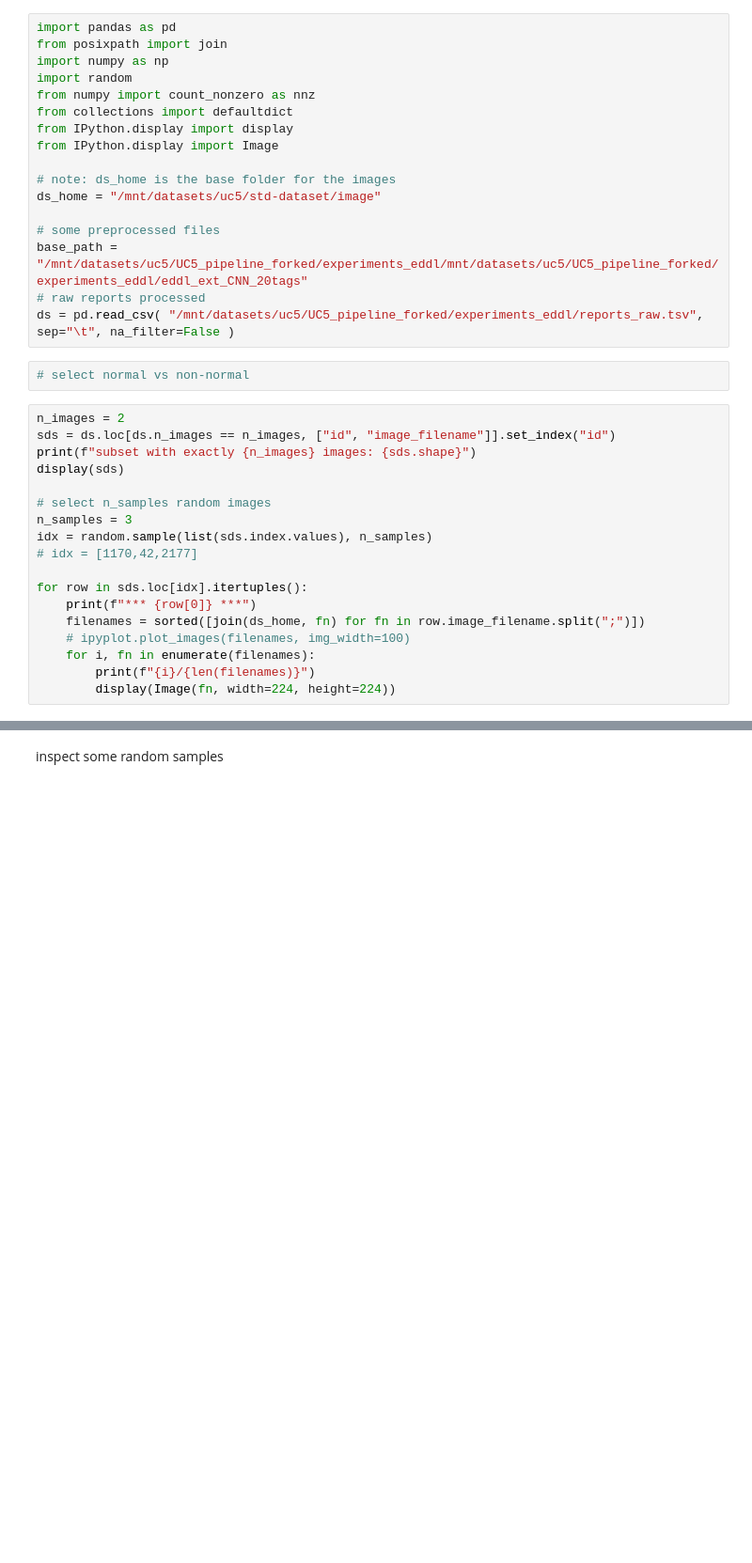
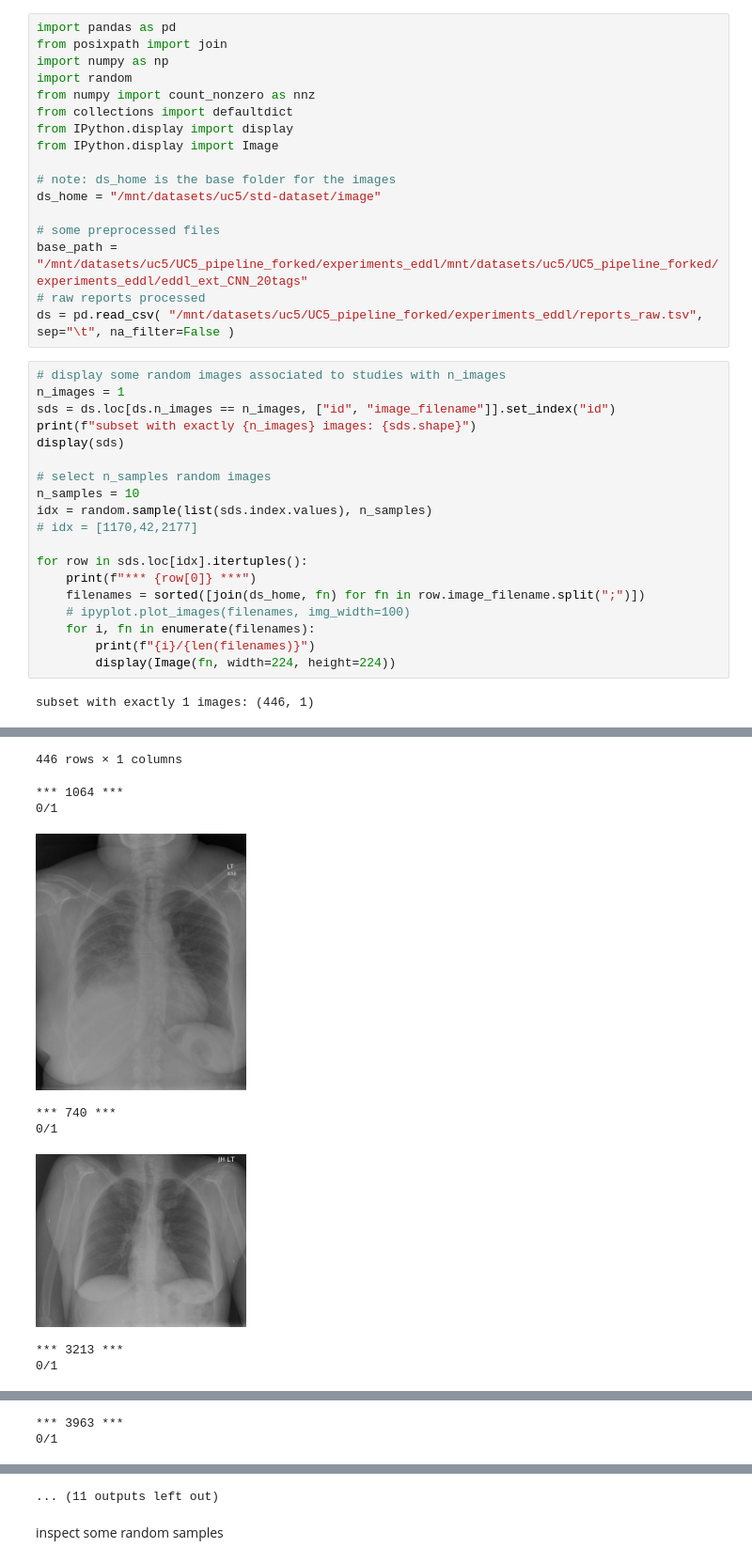
Before and after one commit to thistlillo/UC5_pipeline_forked, a Jupyter notebook: eddl_src/iu-chest.ipynb, the cells around one changed output, grey strips where cells are left out. Shown at 94% size. Cells and saved outputs as stored; diff of their text form; blank space fills up the shorter version.

```diff
--- a/eddl_src/iu-chest.ipynb
+++ b/eddl_src/iu-chest.ipynb
@@ -15,16 +15,15 @@ ds_home = "/mnt/datasets/uc5/std-dataset/image"
 base_path = "/mnt/datasets/uc5/UC5_pipeline_forked/experiments_eddl/mnt/datasets/uc5/UC5_pipeline_forked/experiments_eddl/eddl_ext_CNN_20tags"
 # raw reports processed
 ds = pd.read_csv( "/mnt/datasets/uc5/UC5_pipeline_forked/experiments_eddl/reports_raw.tsv", sep="\t", na_filter=False )
-# %%
-# select normal vs non-normal
 # %%
-n_images = 2
+# display some random images associated to studies with n_images
+n_images = 1
 sds = ds.loc[ds.n_images == n_images, ["id", "image_filename"]].set_index("id")
 print(f"subset with exactly {n_images} images: {sds.shape}")
 display(sds)
 
 # select n_samples random images
-n_samples = 3
+n_samples = 10
 idx = random.sample(list(sds.index.values), n_samples)
 # idx = [1170,42,2177]
 
@@ -35,3 +34,5 @@ for row in sds.loc[idx].itertuples():
     for i, fn in enumerate(filenames):
         print(f"{i}/{len(filenames)}")
         display(Image(fn, width=224, height=224))
+# %% [output]
+subset with exactly 1 images: (446, 1)
@@ -37,0 +52,9 @@ for row in sds.loc[idx].itertuples():
+446 rows × 1 columns
+*** 1064 ***
+0/1
+[figure, added]
+*** 740 ***
+0/1
+[figure, added]
+*** 3213 ***
+0/1
@@ -37,0 +62,2 @@ for row in sds.loc[idx].itertuples():
+*** 3963 ***
+0/1
@@ -38,3 +67,4 @@ for row in sds.loc[idx].itertuples():
+... (11 outputs left out)
 # %% [markdown]
 inspect some random samples
 # %%
```
Also changed, not shown: parts of 4 cells of this notebook, 2 other files.
